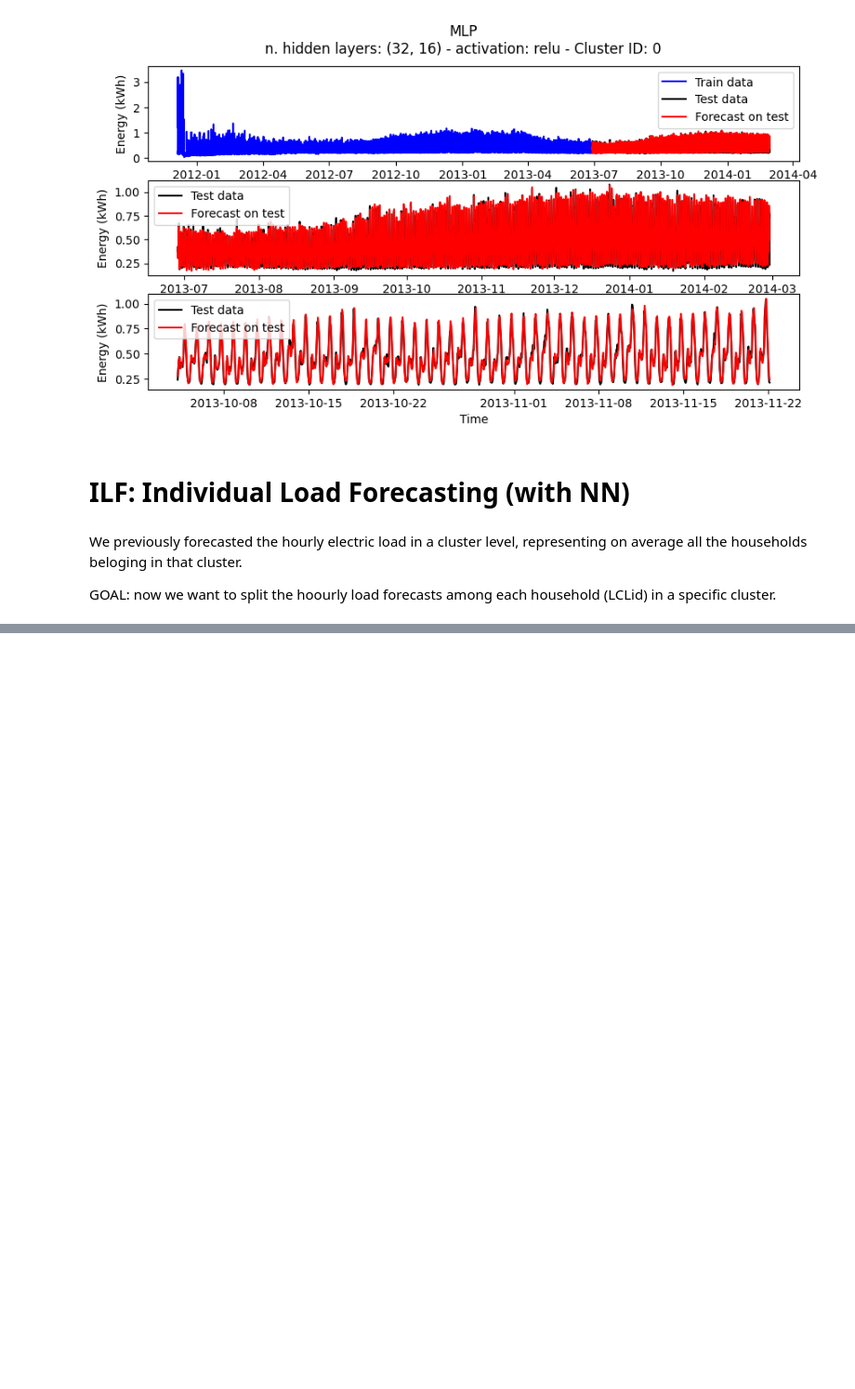
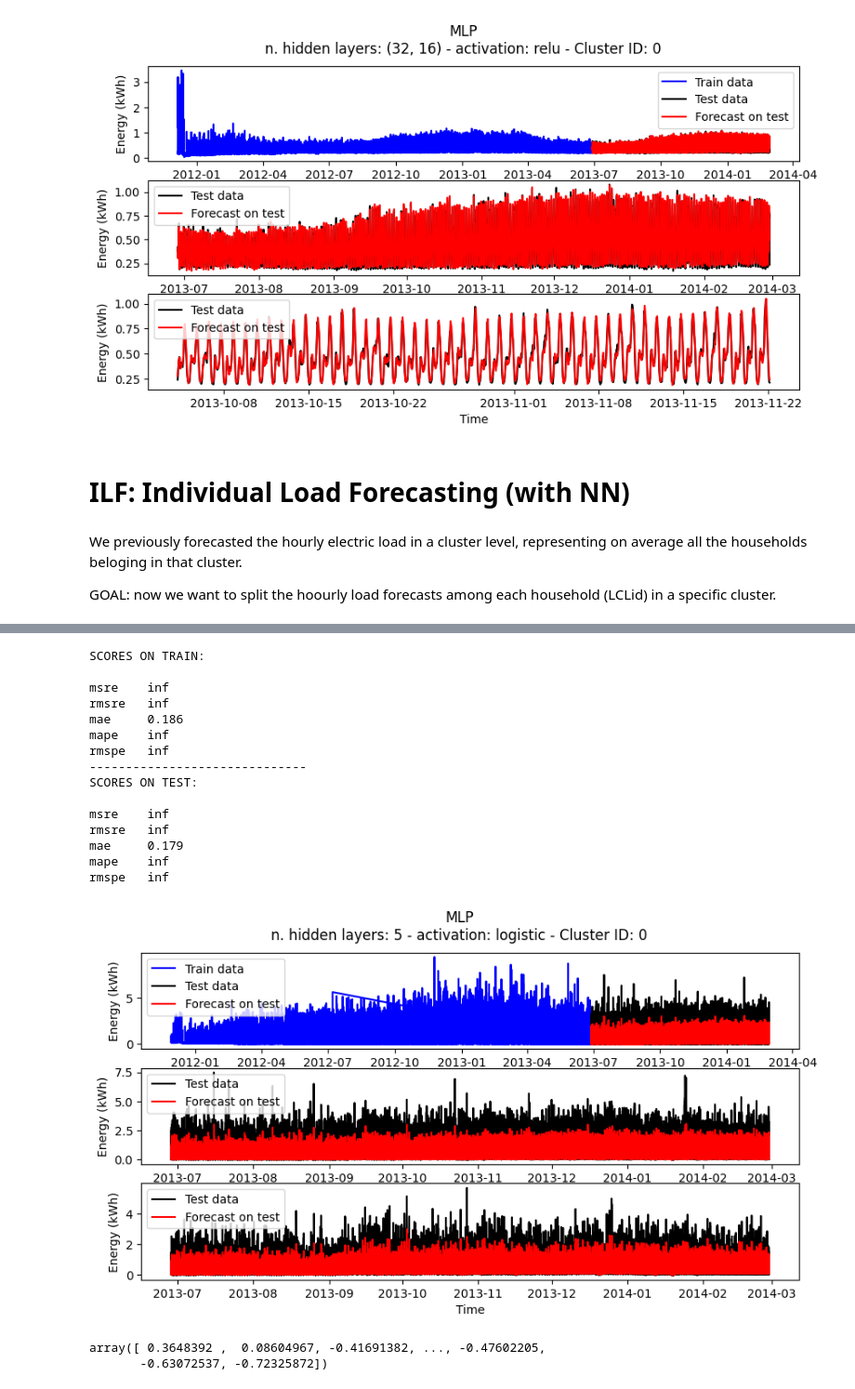
Before and after one commit to samueleborgognoni/kmeans_nn_ILF_london_smart_meters, a Jupyter notebook: 4_Load_Forecasting.ipynb, the cells around one changed output, grey strips where cells are left out. Shown at 93% size. Drawn from its saved outputs; the diff is of its cells as text; code cells hidden in the pictures; blank space fills up the shorter version.

```diff
--- a/4_Load_Forecasting.ipynb
+++ b/4_Load_Forecasting.ipynb
@@ -756 +753,19 @@ _g
 5872 rows × 2 columns
+# %%
+# Create a mask to select the test timestamps for each meter
+mask = X_ilf_ready['tstp'].isin(_dfc_test['tstp'])
+
+# Apply the mask and create the dataframe for the test and the training
+tot_ilf_test  = X_ilf_ready[mask]
+tot_ilf_train = X_ilf_ready[~mask]
+
+# Set 'tstp' col as index
+tot_ilf_test = tot_ilf_test.set_index('tstp')
+tot_ilf_train = tot_ilf_train.set_index('tstp')
+
+# Train/test split
+y_ilf_train = tot_ilf_train['energy(kWh)']
+X_ilf_train = tot_ilf_train.drop(columns='energy(kWh)')
+
+y_ilf_test = tot_ilf_test['energy(kWh)']
+X_ilf_test = tot_ilf_test.drop(columns='energy(kWh)')
@@ -757,6 +901,28 @@ _g
 # %%
 # Train and test the NN MLP, with logistic 1 hidden layer of 5 Sigmoid activation functions
-forecasts = MLP_func(y_train, y_test, X_train, X_test, cluster_id,
-                     show_test_results=True, _hidden_layer_sizes=(5),
+forecasts = MLP_func(y_ilf_train, y_ilf_test, X_ilf_train, X_ilf_test, cluster_id,
+                     show_test_results=False, _hidden_layer_sizes=(5),
                      _activation='logistic', _solver='adam', _max_iter=500,
                      perc_window_start=0.4, perc_window_end=0.6)
+# %% [output]
+SCORES ON TRAIN:
+
+msre    inf
+rmsre   inf
+mae     0.186
+mape    inf
+rmspe   inf
+------------------------------
+SCORES ON TEST:
+
+msre    inf
+rmsre   inf
+mae     0.179
+mape    inf
+rmspe   inf
+[figure, added]
+# %%
+forecasts
+# %% [output]
+array([ 0.3648392 ,  0.08604967, -0.41691382, ..., -0.47602205,
+       -0.63072537, -0.72325872])
```
Also changed, not shown: parts of 11 cells of this notebook.
